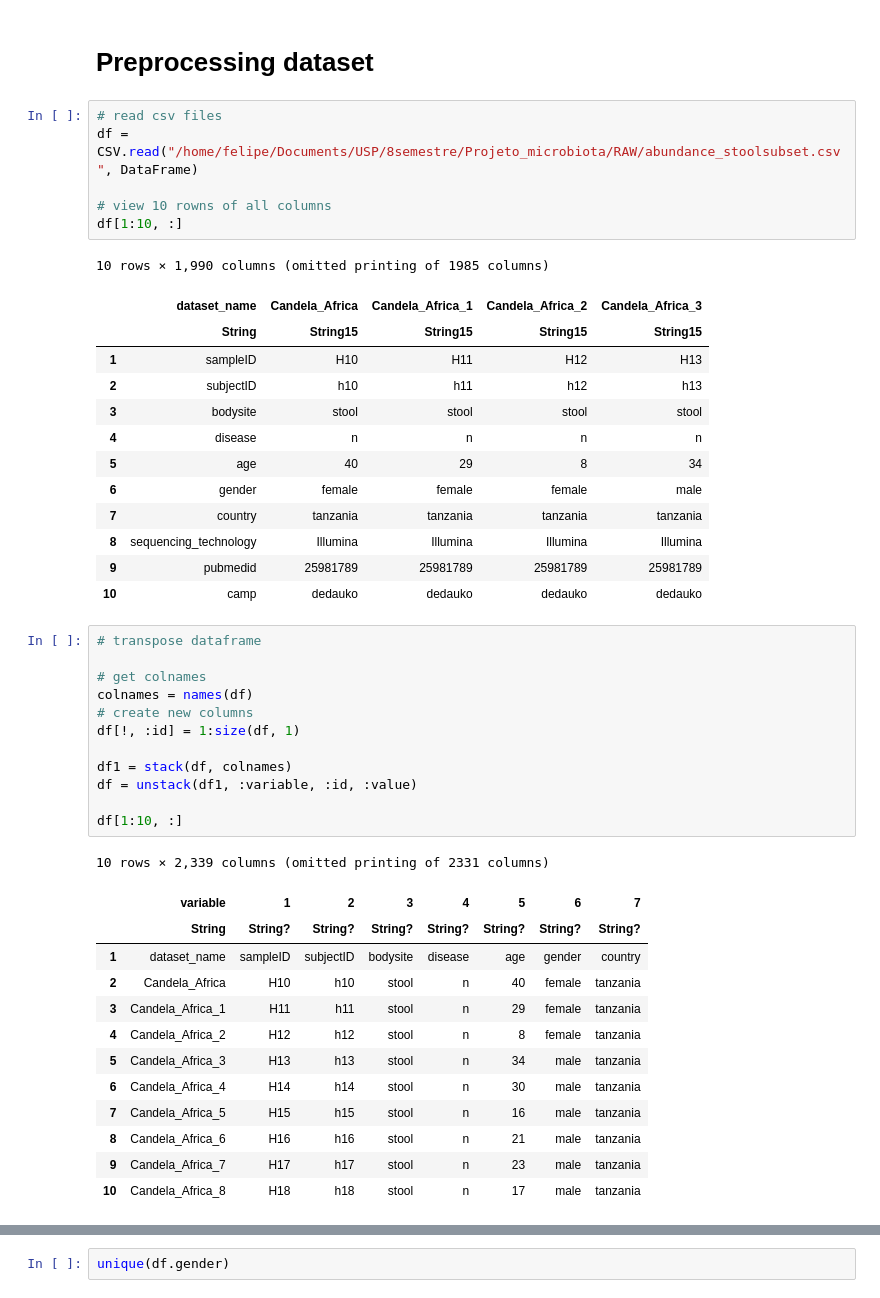
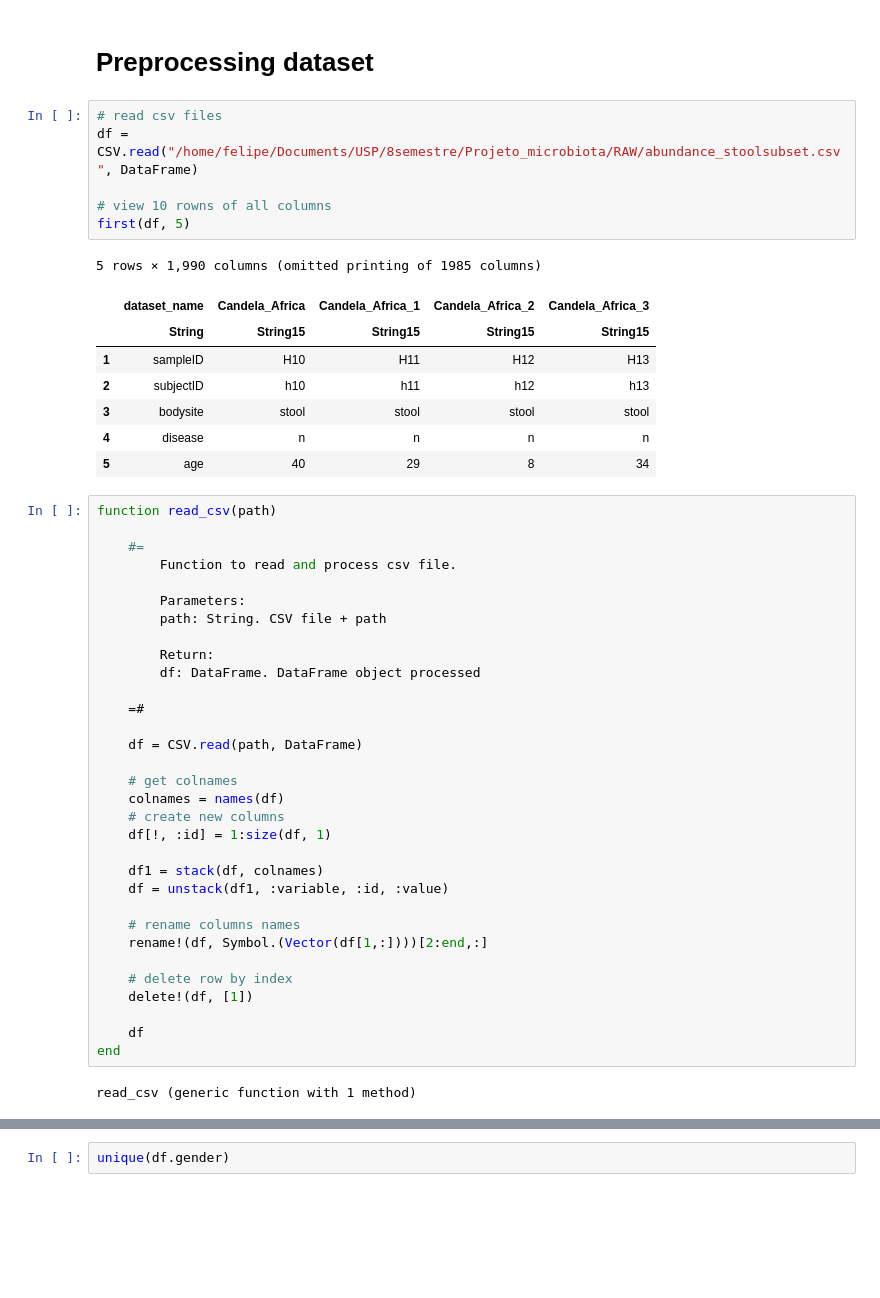
Before and after one commit to fmpds/microbiota, a Jupyter notebook: Analysis/microbiota_analysis_julia.ipynb, the cells around one changed output, grey strips where cells are left out. Drawn from its saved outputs; the diff is of its cells as text; blank space fills up the shorter version.

```diff
--- a/Analysis/microbiota_analysis_julia.ipynb
+++ b/Analysis/microbiota_analysis_julia.ipynb
@@ -10,46 +10,49 @@ using StatsBase
 # %%
 # read csv files
 df = CSV.read("/home/felipe/Documents/USP/8semestre/Projeto_microbiota/RAW/abundance_stoolsubset.csv", DataFrame)
 
 # view 10 rowns of all columns
-df[1:10, :]
+first(df, 5)
 # %% [output]
-10 rows × 1,990 columns (omitted printing of 1985 columns)
+5 rows × 1,990 columns (omitted printing of 1985 columns)
 |  | dataset_name | Candela_Africa | Candela_Africa_1 | Candela_Africa_2 | Candela_Africa_3 |
 |  | String | String15 | String15 | String15 | String15 |
 | 1 | sampleID | H10 | H11 | H12 | H13 |
 | 2 | subjectID | h10 | h11 | h12 | h13 |
 | 3 | bodysite | stool | stool | stool | stool |
 | 4 | disease | n | n | n | n |
 | 5 | age | 40 | 29 | 8 | 34 |
-| 6 | gender | female | female | female | male |
-| 7 | country | tanzania | tanzania | tanzania | tanzania |
-| 8 | sequencing_technology | Illumina | Illumina | Illumina | Illumina |
-| 9 | pubmedid | 25981789 | 25981789 | 25981789 | 25981789 |
-| 10 | camp | dedauko | dedauko | dedauko | dedauko |
 # %%
-# transpose dataframe
+function read_csv(path)
 
-# get colnames
-colnames = names(df)
-# create new columns
-df[!, :id] = 1:size(df, 1)
+    #=
+        Function to read and process csv file.
 
-df1 = stack(df, colnames)
-df = unstack(df1, :variable, :id, :value)
+        Parameters:
+        path: String. CSV file + path
 
-df[1:10, :]
+        Return:
+        df: DataFrame. DataFrame object processed
+
+    =#
+
+    df = CSV.read(path, DataFrame)
+
+    # get colnames
+    colnames = names(df)
+    # create new columns
+    df[!, :id] = 1:size(df, 1)
+
+    df1 = stack(df, colnames)
+    df = unstack(df1, :variable, :id, :value)
+
+    # rename columns names
+    rename!(df, Symbol.(Vector(df[1,:])))[2:end,:]
+
+    # delete row by index
+    delete!(df, [1])
+
+    df
+end
 # %% [output]
-10 rows × 2,339 columns (omitted printing of 2331 columns)
+read_csv (generic function with 1 method)
-|  | variable | 1 | 2 | 3 | 4 | 5 | 6 | 7 |
-|  | String | String? | String? | String? | String? | String? | String? | String? |
-| 1 | dataset_name | sampleID | subjectID | bodysite | disease | age | gender | country |
-| 2 | Candela_Africa | H10 | h10 | stool | n | 40 | female | tanzania |
-| 3 | Candela_Africa_1 | H11 | h11 | stool | n | 29 | female | tanzania |
-| 4 | Candela_Africa_2 | H12 | h12 | stool | n | 8 | female | tanzania |
-| 5 | Candela_Africa_3 | H13 | h13 | stool | n | 34 | male | tanzania |
-| 6 | Candela_Africa_4 | H14 | h14 | stool | n | 30 | male | tanzania |
-| 7 | Candela_Africa_5 | H15 | h15 | stool | n | 16 | male | tanzania |
-| 8 | Candela_Africa_6 | H16 | h16 | stool | n | 21 | male | tanzania |
-| 9 | Candela_Africa_7 | H17 | h17 | stool | n | 23 | male | tanzania |
-| 10 | Candela_Africa_8 | H18 | h18 | stool | n | 17 | male | tanzania |
```
Also changed, not shown: parts of 25 cells of this notebook.
